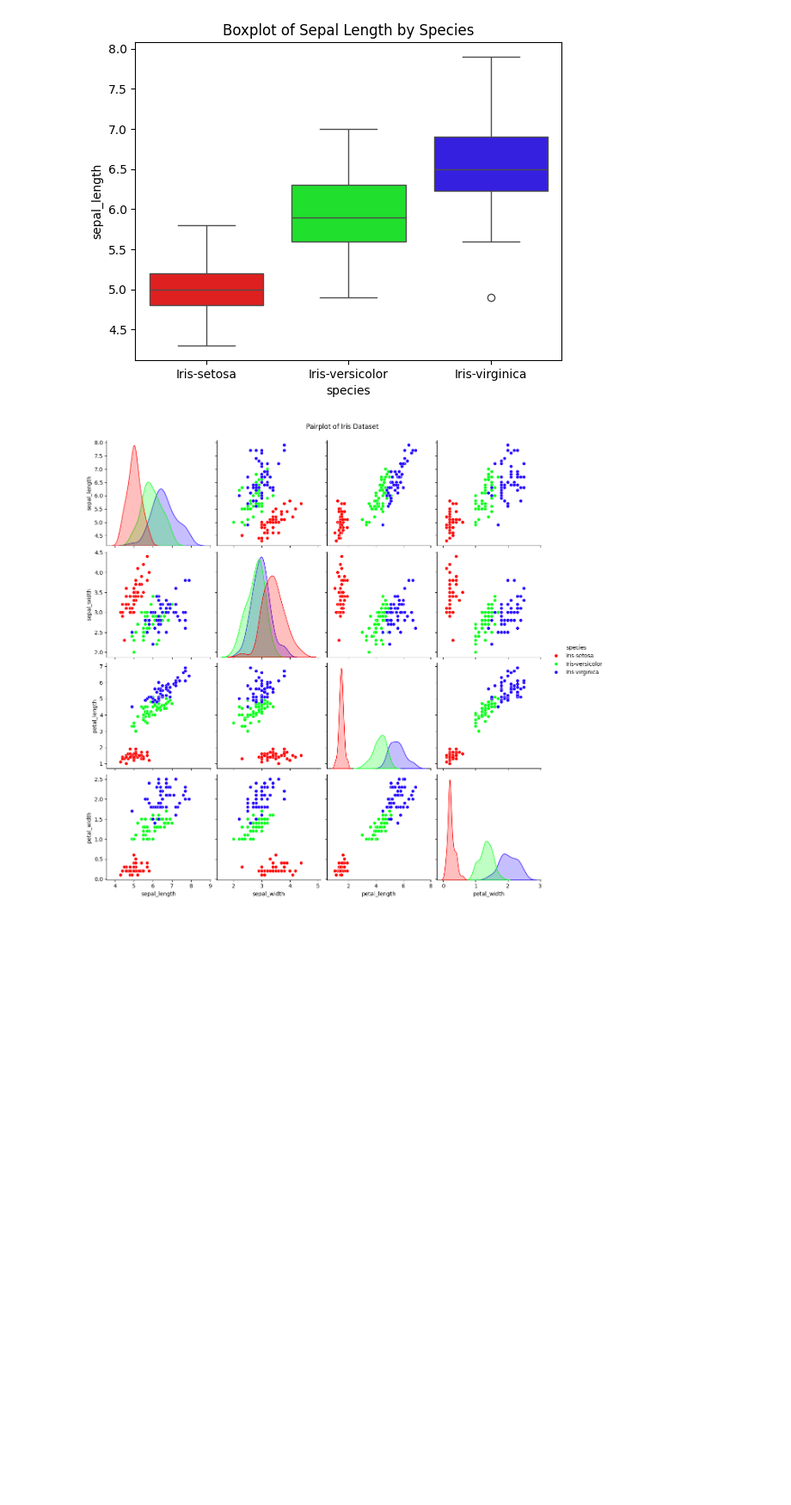
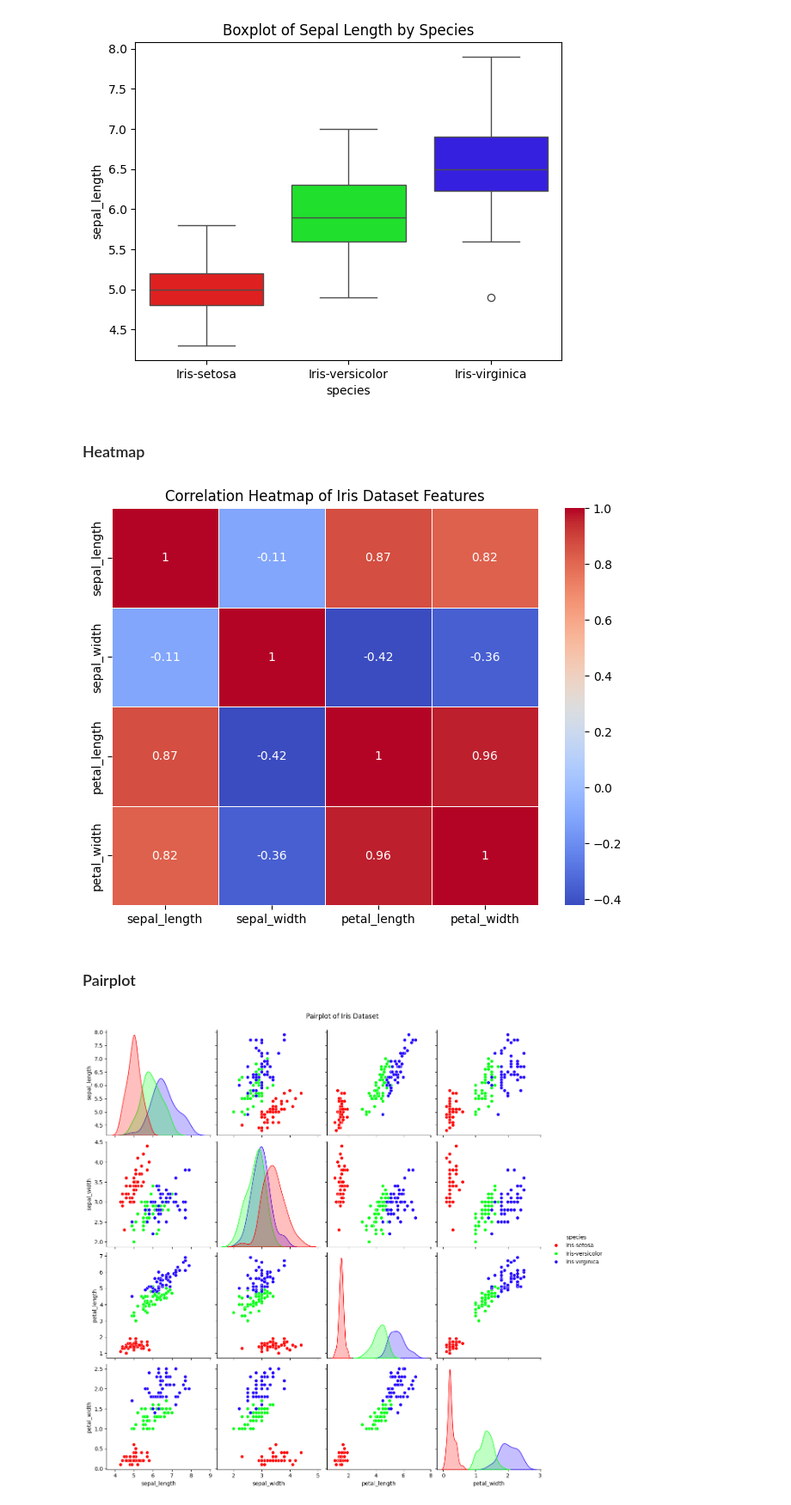
Before and after one commit to Deepak-B-G/CODSOFT, a Jupyter notebook: Task-03/Task-03.ipynb, the cells around one changed output. Shown at 86% size. Cells and saved outputs as stored; diff of their text form; code cells hidden in the pictures; blank space fills up the shorter version.

```diff
--- a/Task-03/Task-03.ipynb
+++ b/Task-03/Task-03.ipynb
@@ -73,6 +101,18 @@ plt.title("Boxplot of Sepal Length by Species")
 plt.show()
 # %% [output]
 [figure]
+# %% [markdown]
+### Heatmap
+# %%
+# Correlation heatmap excluding 'species' column
+plt.figure(figsize=(8, 6))
+sns.heatmap(iris_df.drop('species', axis=1).corr(), annot=True, cmap='coolwarm', linewidths=0.5)
+plt.title('Correlation Heatmap of Iris Dataset Features')
+plt.show()
+# %% [output]
+[figure, added]
+# %% [markdown]
+### Pairplot
 # %%
 # Pairplot for pairwise relationships and distributions
 sns.pairplot(data=iris_df, hue="species", palette=Set1, height=3)
```
Also changed, not shown: parts of 18 cells of this notebook, 1 other file.
